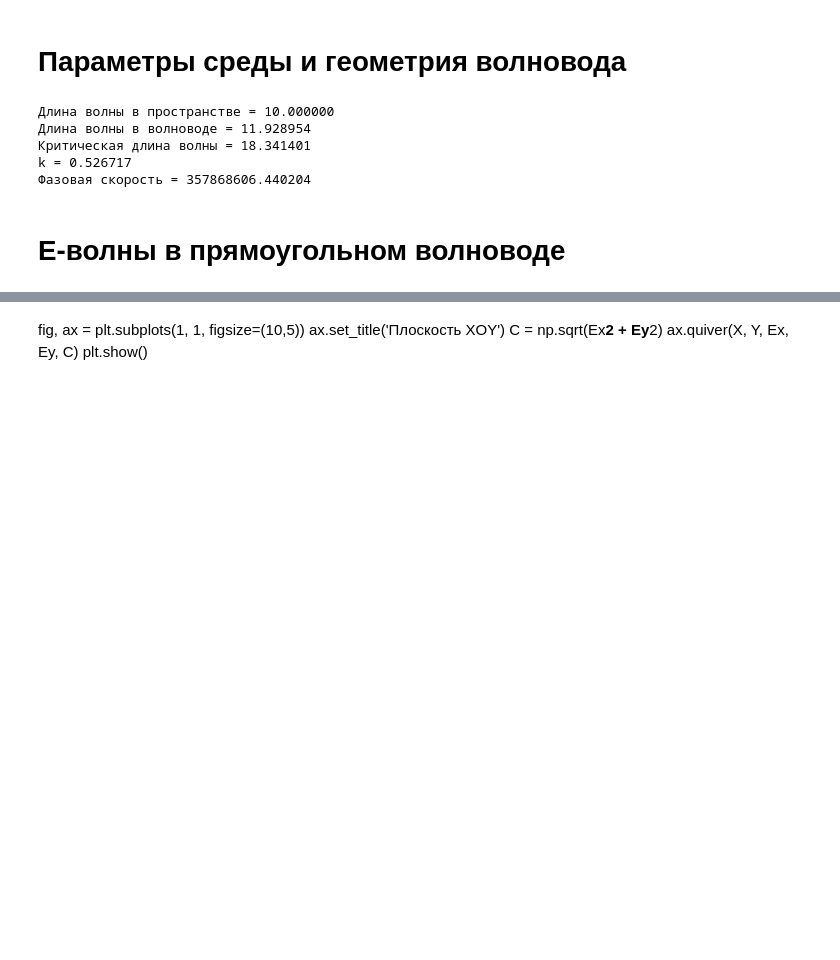
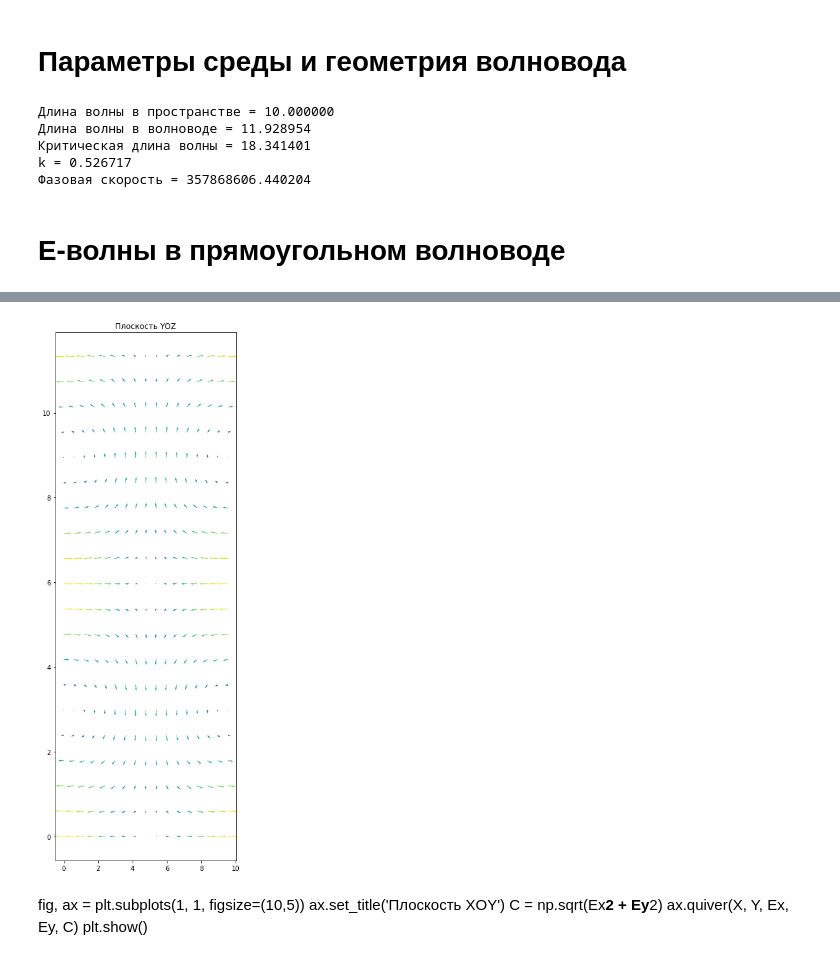
Before and after one commit to MargaritaWraith/FDTD, a Jupyter notebook: Поле в волноводе.ipynb, the cells around one changed output, grey strips where cells are left out. Cells and saved outputs as stored; diff of their text form; code cells hidden in the pictures; blank space fills up the shorter version.

Commit message:
Сечения поля

```diff
--- a/Поле в волноводе.ipynb
+++ b/Поле в волноводе.ipynb
@@ -142,3 +138,20 @@ np.max(Ez_y0)
+# %%
+Yx0, Zx0 = np.meshgrid(y, z)
+
+x0 = b/2 # координата поперечного сечения
+
+Ey_x0 = getEy(x0, Yx0, Zx0)
+Ez_x0 = getEz(x0, Yx0, Zx0)
+Ey_x0 = np.imag(Ey_x0)
+Ez_x0 = np.imag(Ez_x0)
+
+fig, ax = plt.subplots(1, 1, figsize=(5,15))
+ax.set_title('Плоскость YOZ')
+C = np.sqrt(Ey_x0**2 + Ez_x0**2)
+ax.quiver(Yx0, Zx0, Ey_x0, Ez_x0, C)
+plt.show()
+# %% [output]
+[figure, added]
 # %% [markdown]
 fig, ax = plt.subplots(1, 1, figsize=(10,5))
 ax.set_title('Плоскость XOY')
```
Also changed, not shown: parts of 6 cells of this notebook.
